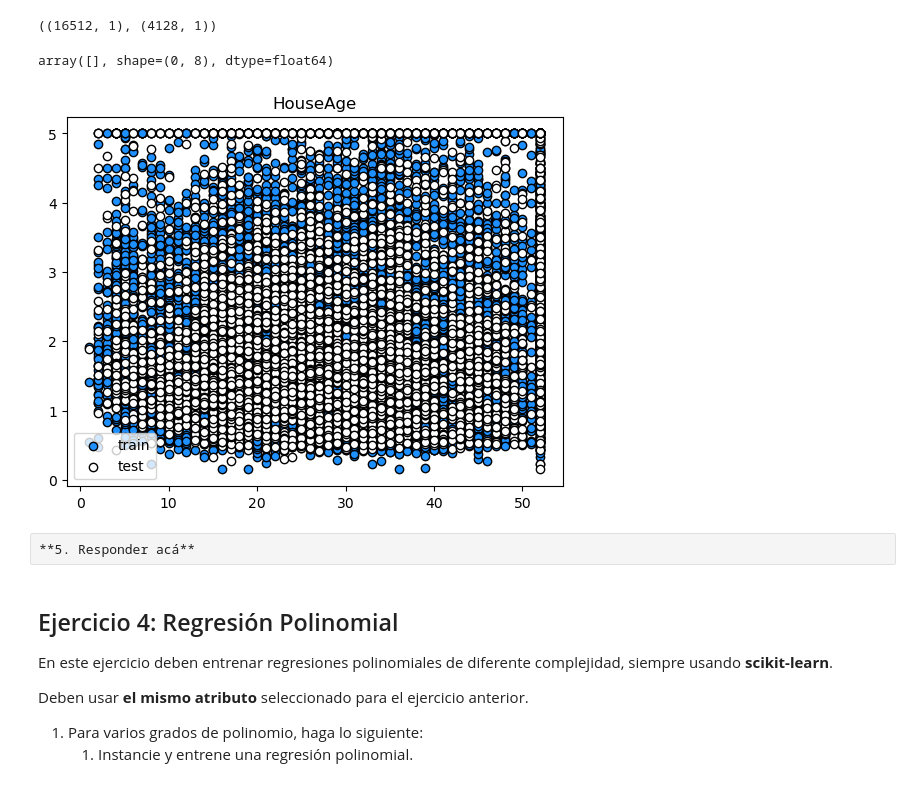
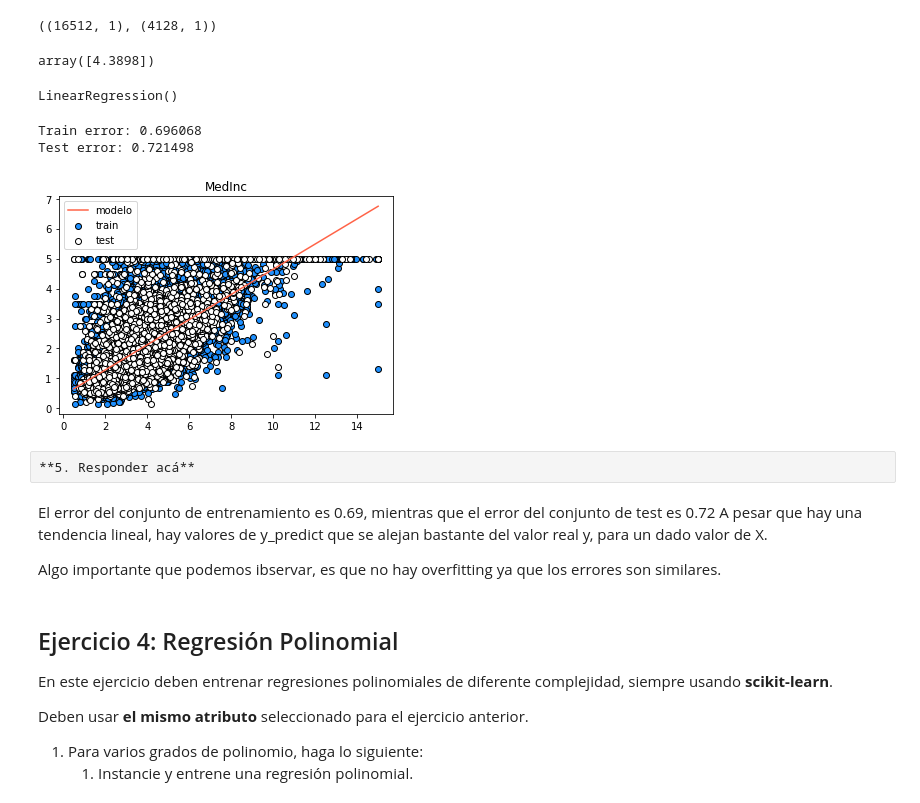
Before and after one commit to antotaverna/IntroduccionAprendizajeAutomatico, a Jupyter notebook: Lab_1.ipynb, the cells around one changed output. Saved outputs shown, nothing was run; the diff lists cells and outputs as text; code cells hidden in the pictures.

```diff
--- a/Lab_1.ipynb
+++ b/Lab_1.ipynb
@@ -119,9 +267,11 @@ True
 **Observación:** Con algunos atributos se puede obtener un error en test menor a 50.
 # %%
 # 1. Resolver acá. Ayuda:
-feature = 'HouseAge'  # selecciono el atributo 'HouseAge'
+#feature = 'HouseAge'  # selecciono el atributo 'HouseAge'
+feature = 'MedInc'
 #selector = california['feature_names'].index(feature)
 selector = (np.array(california['feature_names']) ==  feature)
+
 X_train_f = X_train[:, selector]
 X_test_f = X_test[:, selector]
 X_train_f.shape, X_test_f.shape
@@ -130,8 +280,14 @@ X_train_f.shape, X_test_f.shape
 # %%
 X_train_f[1]
 # %% [output]
-array([], shape=(0, 8), dtype=float64)
+array([4.3898])
 # %%
 # 2. Instanciar y entrenar acá.
+from sklearn.linear_model import LinearRegression
+
+lr = LinearRegression()
+lr.fit(X_train_f, y_train)
+# %% [output]
+LinearRegression()
 # %%
 # 3. Predecir y evaluar acá.
@@ -138,19 +298,34 @@ array([], shape=(0, 8), dtype=float64)
+# %%
+from sklearn.metrics import mean_squared_error
+
+train_error = mean_squared_error(y_train, y_train_f_predict)
+test_error = mean_squared_error(y_test, y_test_f_predict)
+print(f'Train error: {train_error:f}')
+print(f'Test error: {test_error:f}')
+# %% [output]
+Train error: 0.696068
+Test error: 0.721498
 # %%
 # 4. Graficar acá. Ayuda:
 x_start = min(np.min(X_train_f), np.min(X_test_f))
 x_end = max(np.max(X_train_f), np.max(X_test_f))
 x = np.linspace(x_start, x_end, 200).reshape(-1, 1)
-# plt.plot(x, model.predict(x), color="tomato", label="modelo")
+plt.plot(x, lr.predict(x), color="tomato", label="modelo")
 
 plt.scatter(X_train_f, y_train, facecolor="dodgerblue", edgecolor="k", label="train")
 plt.scatter(X_test_f, y_test, facecolor="white", edgecolor="k", label="test")
 plt.title(feature)
 plt.legend()
 plt.show()
 # %% [output]
-[figure, old version]
+[figure, new version]
 # %% [raw]
 **5. Responder acá**
+# %% [markdown]
+El error del conjunto de entrenamiento es 0.69, mientras que el error del conjunto de test es 0.72
+A pesar que hay una tendencia lineal, hay valores de y_predict que se alejan bastante del valor real y, para un dado valor de X.
+
+Algo importante que podemos ibservar, es que no hay overfitting ya que los errores son similares.
 # %% [markdown]
 ## Ejercicio 4: Regresión Polinomial
 
```
Also changed, not shown: parts of 29 cells of this notebook, 5 other files.
